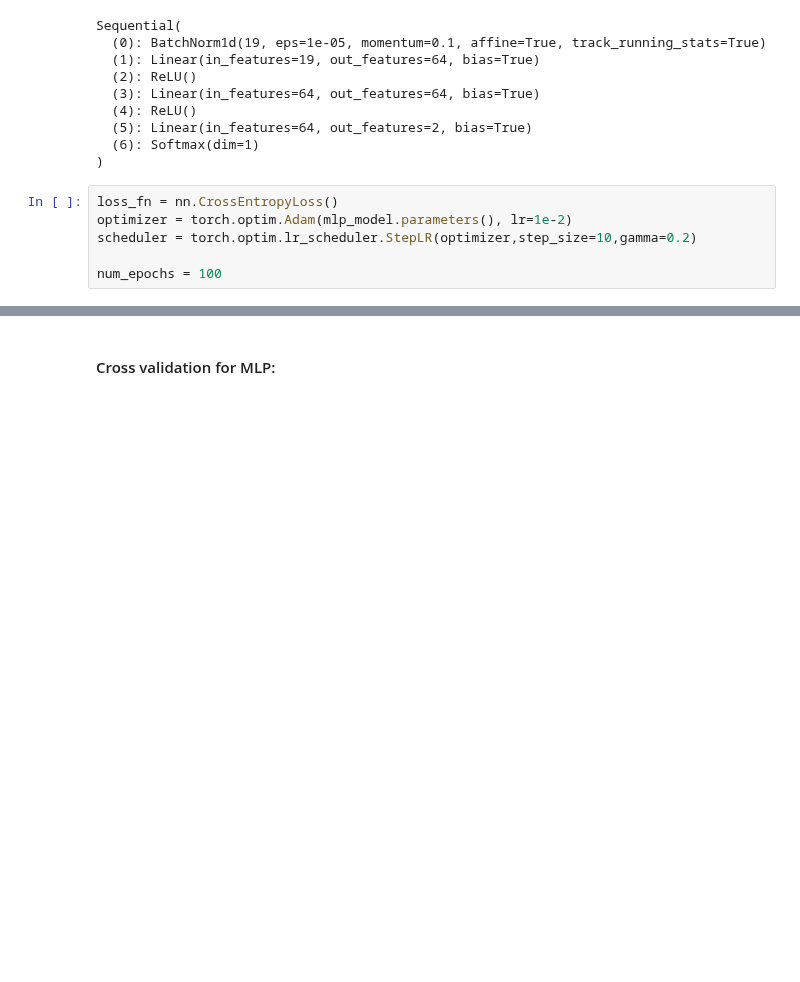
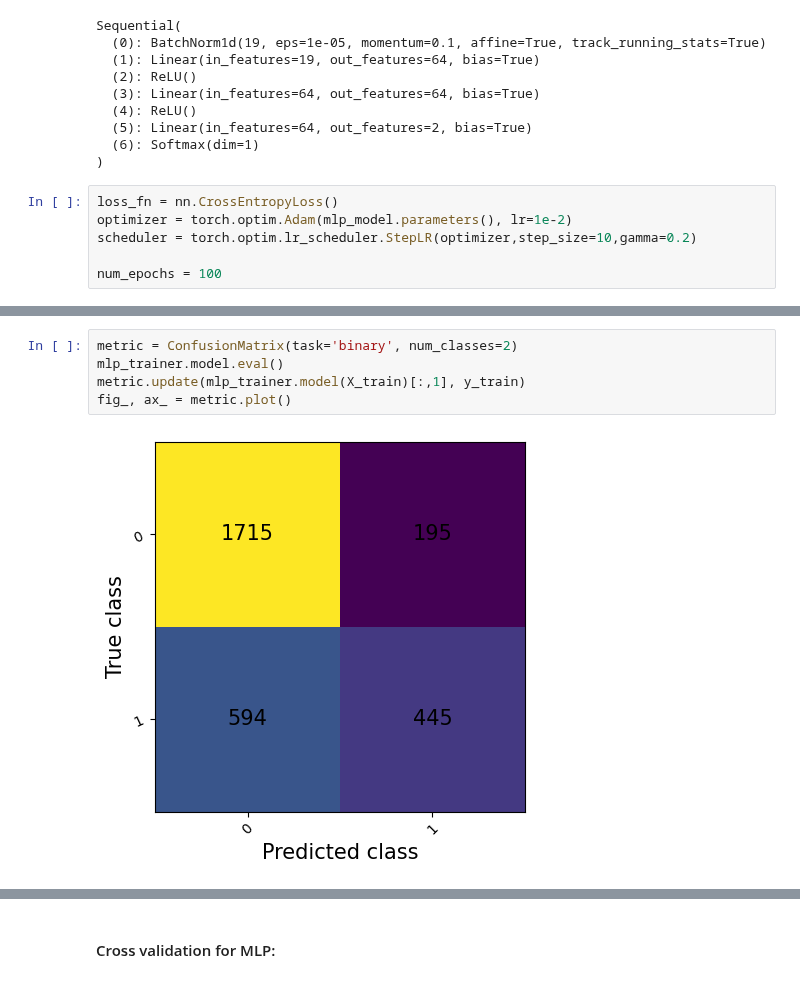
Before and after one commit to omersideman/ai-project, a Jupyter notebook: notebooks/simple_classifiers.ipynb, the cells around one changed output, grey strips where cells are left out. Saved outputs shown, nothing was run; the diff lists cells and outputs as text; blank space fills up the shorter version.

Commit message:
confusion matrix and FL

```diff
--- a/notebooks/simple_classifiers.ipynb
+++ b/notebooks/simple_classifiers.ipynb
@@ -482,0 +451,7 @@ We will next do cross validation on few hyperparameters in order to get the bett
+# %%
+metric = ConfusionMatrix(task='binary', num_classes=2)
+mlp_trainer.model.eval()
+metric.update(mlp_trainer.model(X_train)[:,1], y_train)
+fig_, ax_ = metric.plot()
+# %% [output]
+[figure, added]
```
Also changed, not shown: parts of 58 cells of this notebook, 2 other files.
